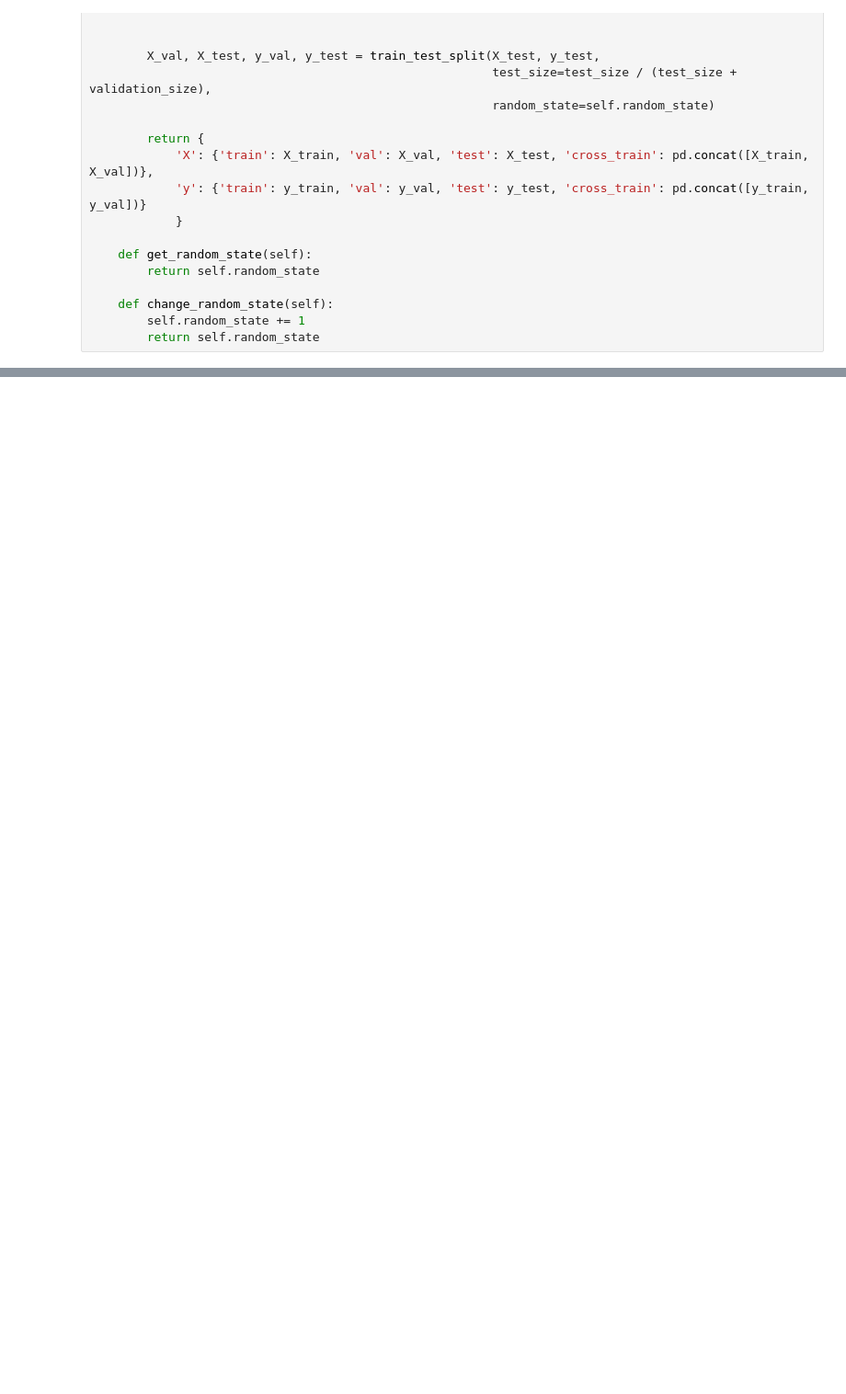
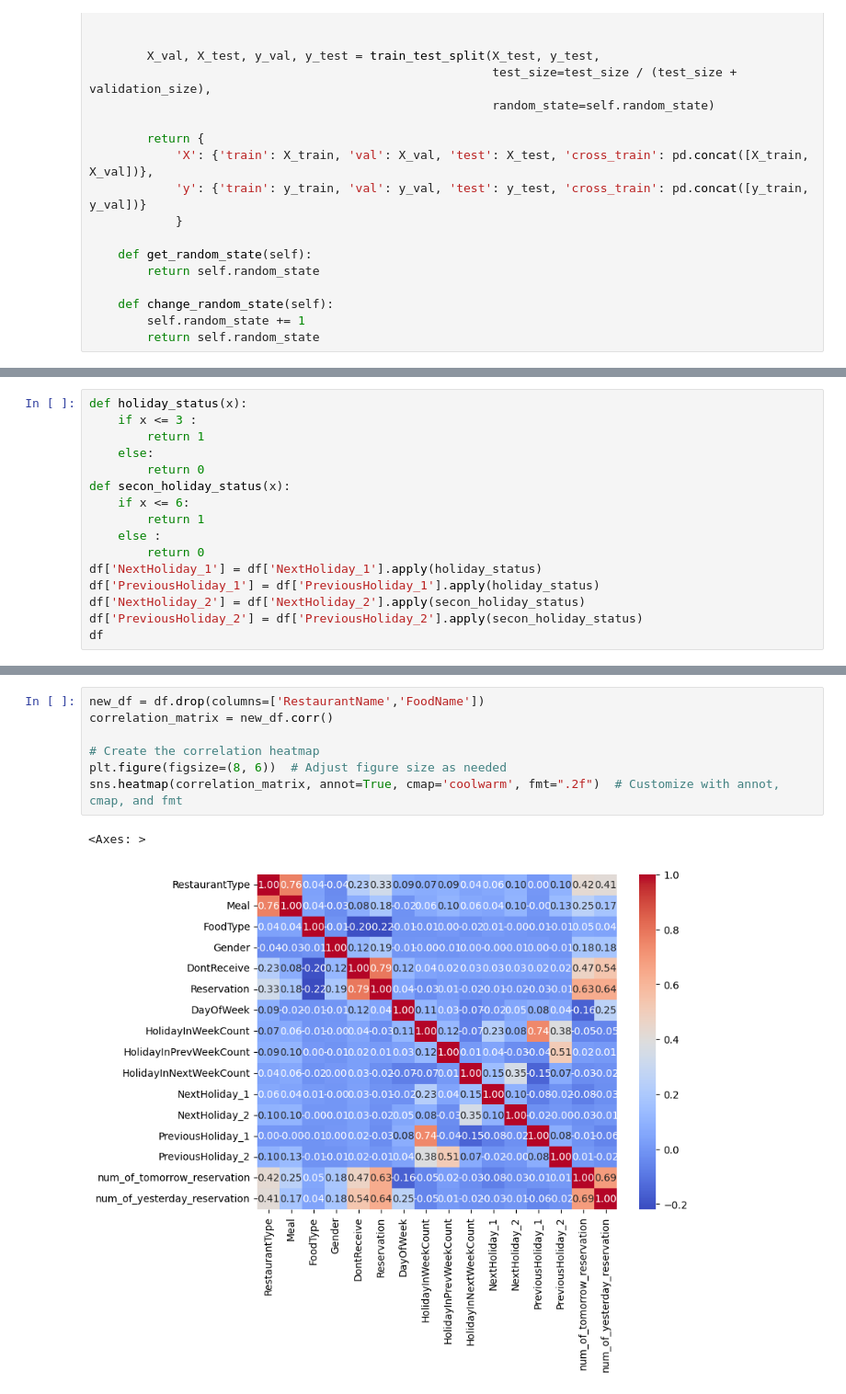
Before and after one commit to mvajhi/Introduction-to-Data-Science, a Jupyter notebook: final/phase2.ipynb, the cells around one changed output, grey strips where cells are left out. Shown at 92% size. Cells and saved outputs as stored; diff of their text form; blank space fills up the shorter version.

```diff
--- a/final/phase2.ipynb
+++ b/final/phase2.ipynb
@@ -140,0 +180,16 @@ evaluator_DT.calculate_evaluators()
+# %%
+def holiday_status(x):
+    if x <= 3 :
+        return 1
+    else:
+        return 0
+def secon_holiday_status(x):
+    if x <= 6:
+        return 1
+    else :
+        return 0
+df['NextHoliday_1'] = df['NextHoliday_1'].apply(holiday_status)
+df['PreviousHoliday_1'] = df['PreviousHoliday_1'].apply(holiday_status)
+df['NextHoliday_2'] = df['NextHoliday_2'].apply(secon_holiday_status)
+df['PreviousHoliday_2'] = df['PreviousHoliday_2'].apply(secon_holiday_status)
+df
@@ -140,0 +210,10 @@ evaluator_DT.calculate_evaluators()
+# %%
+new_df = df.drop(columns=['RestaurantName','FoodName'])
+correlation_matrix = new_df.corr()
+
+# Create the correlation heatmap
+plt.figure(figsize=(8, 6))  # Adjust figure size as needed
+sns.heatmap(correlation_matrix, annot=True, cmap='coolwarm', fmt=".2f")  # Customize with annot, cmap, and fmt
+# %% [output]
+<Axes: >
+[figure, added]
```
Also changed, not shown: parts of 35 cells of this notebook.
